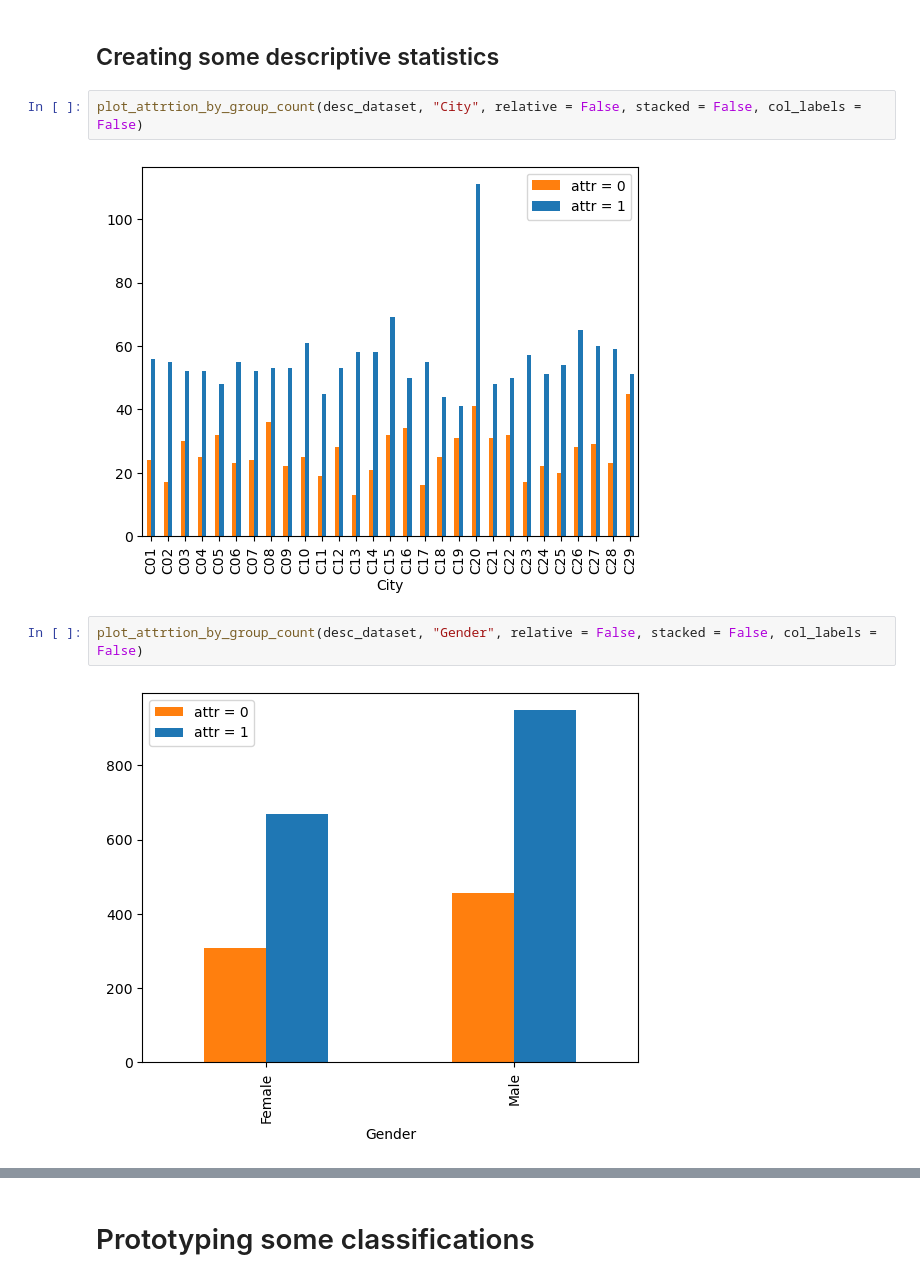
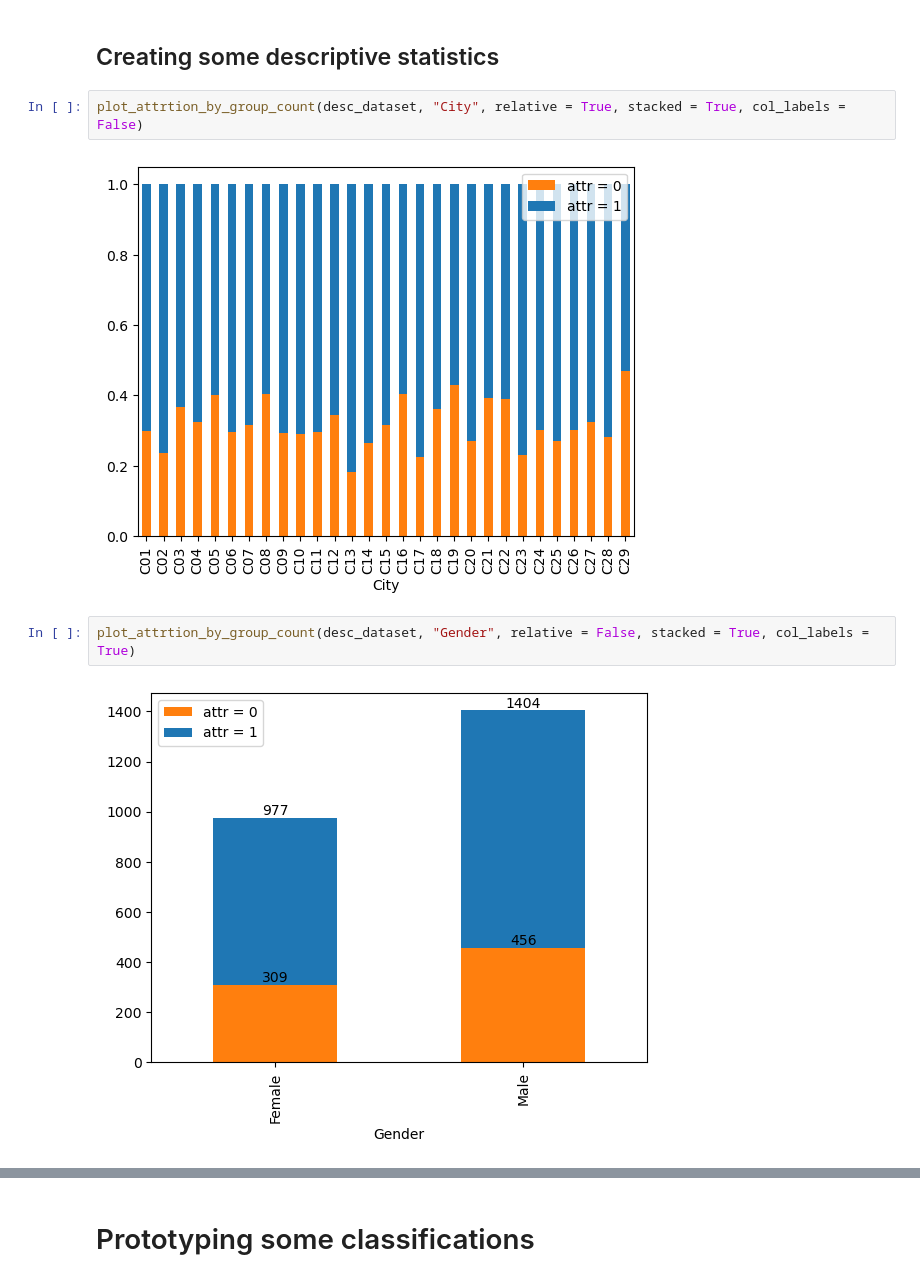
Before and after one commit to MathiasBjorgum/Project, a Jupyter notebook: tdt4259_project_notebook.ipynb, the cells around one changed output, grey strips where cells are left out. Drawn from its saved outputs; the diff is of its cells as text.

```diff
--- a/tdt4259_project_notebook.ipynb
+++ b/tdt4259_project_notebook.ipynb
@@ -30,11 +30,11 @@ desc_dataset = get_and_process_df("train_data.csv", False)
 # %% [markdown]
 ## Creating some descriptive statistics
 # %%
-plot_attrtion_by_group_count(desc_dataset, "City", relative = False, stacked = False, col_labels = False)
+plot_attrtion_by_group_count(desc_dataset, "City", relative = True, stacked = True, col_labels = False)
 # %% [output]
-[figure, old version]
+[figure, new version]
 # %%
-plot_attrtion_by_group_count(desc_dataset, "Gender", relative = False, stacked = False, col_labels = False)
+plot_attrtion_by_group_count(desc_dataset, "Gender", relative = False, stacked = True, col_labels = True)
 # %% [output]
-[figure, old version]
+[figure, new version]
 # %%
```
Also changed, not shown: parts of 3 cells of this notebook.
